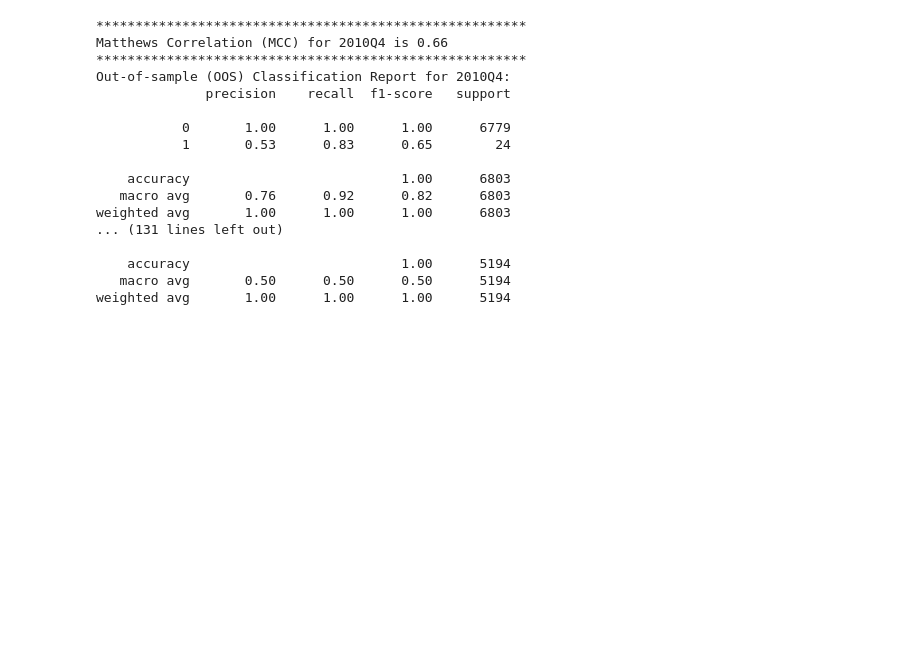
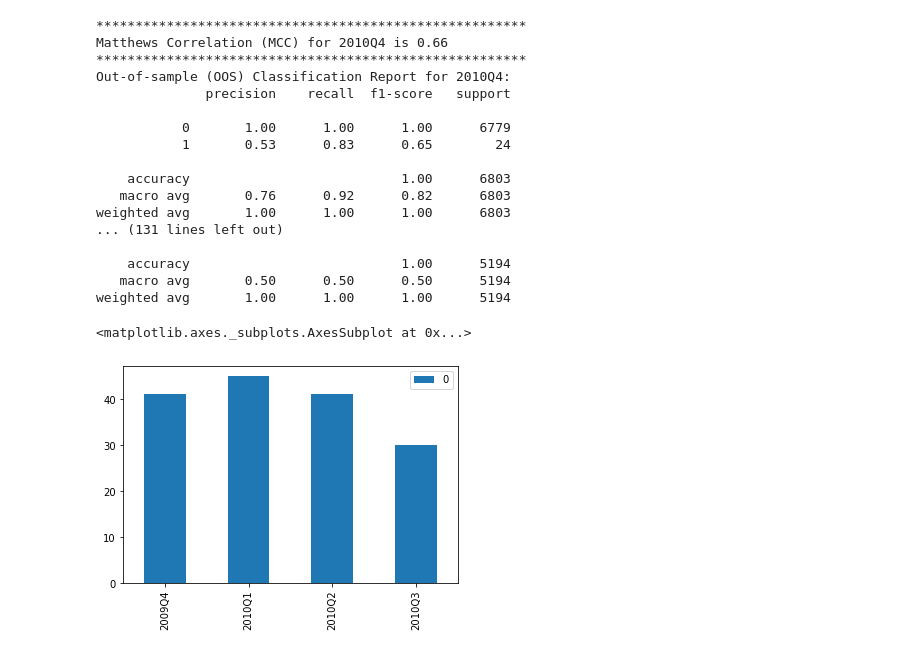
Before and after one commit to allaccountstaken/automl_v_hyperdrive, a Jupyter notebook: benchmark_model.ipynb, the cells around one changed output. Saved outputs shown, nothing was run; the diff lists cells and outputs as text; code cells hidden in the pictures; blank space fills up the shorter version.

```diff
--- a/benchmark_model.ipynb
+++ b/benchmark_model.ipynb
@@ -381,3 +433,10 @@ weighted avg       1.00      1.00      1.00      6803
     accuracy                           1.00      5194
    macro avg       0.50      0.50      0.50      5194
 weighted avg       1.00      1.00      1.00      5194
+# %%
+insample = {'2009Q4' : 41, '2010Q1' : 45, '2010Q2': 41, '2010Q3' :30}
+df = pd.DataFrame.from_dict(insample, orient='index')
+df.plot(kind='bar')
+# %% [output]
+<matplotlib.axes._subplots.AxesSubplot at 0x...>
+[figure, added]
```
Also changed, not shown: parts of 8 cells of this notebook.
